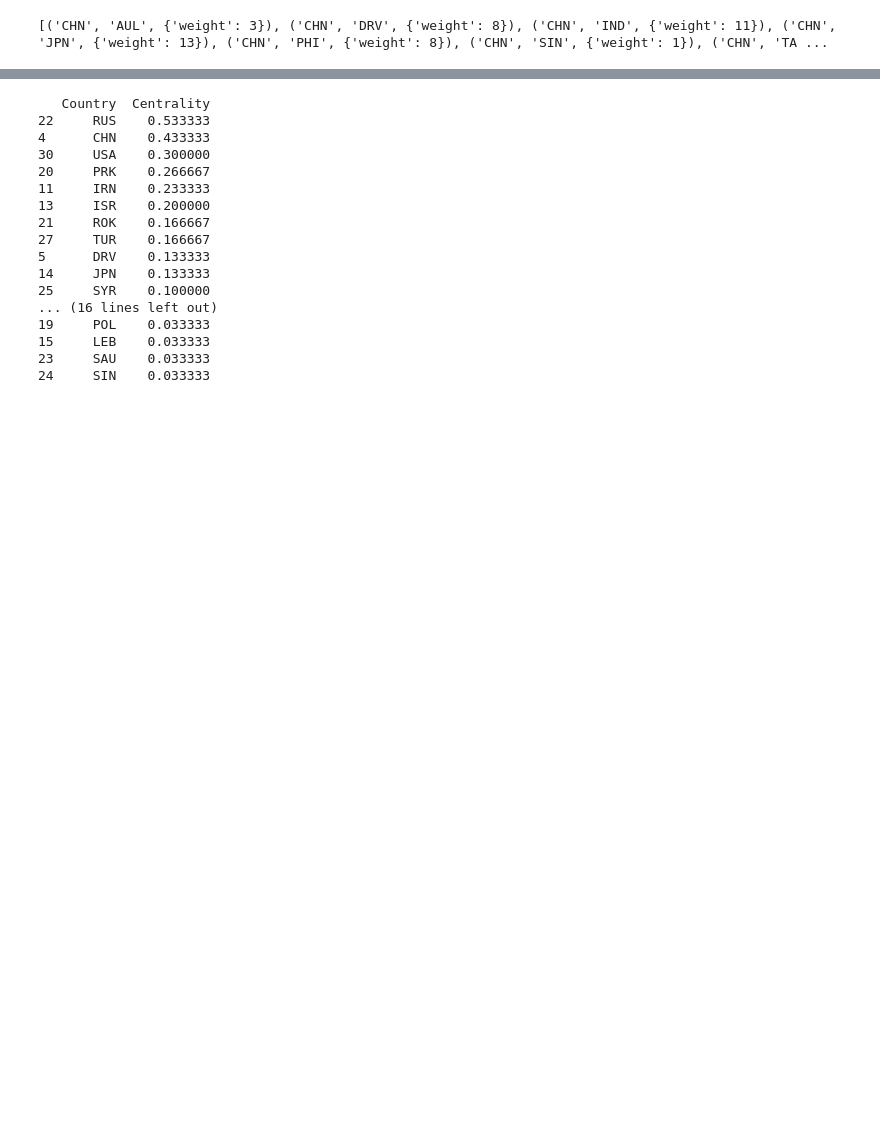
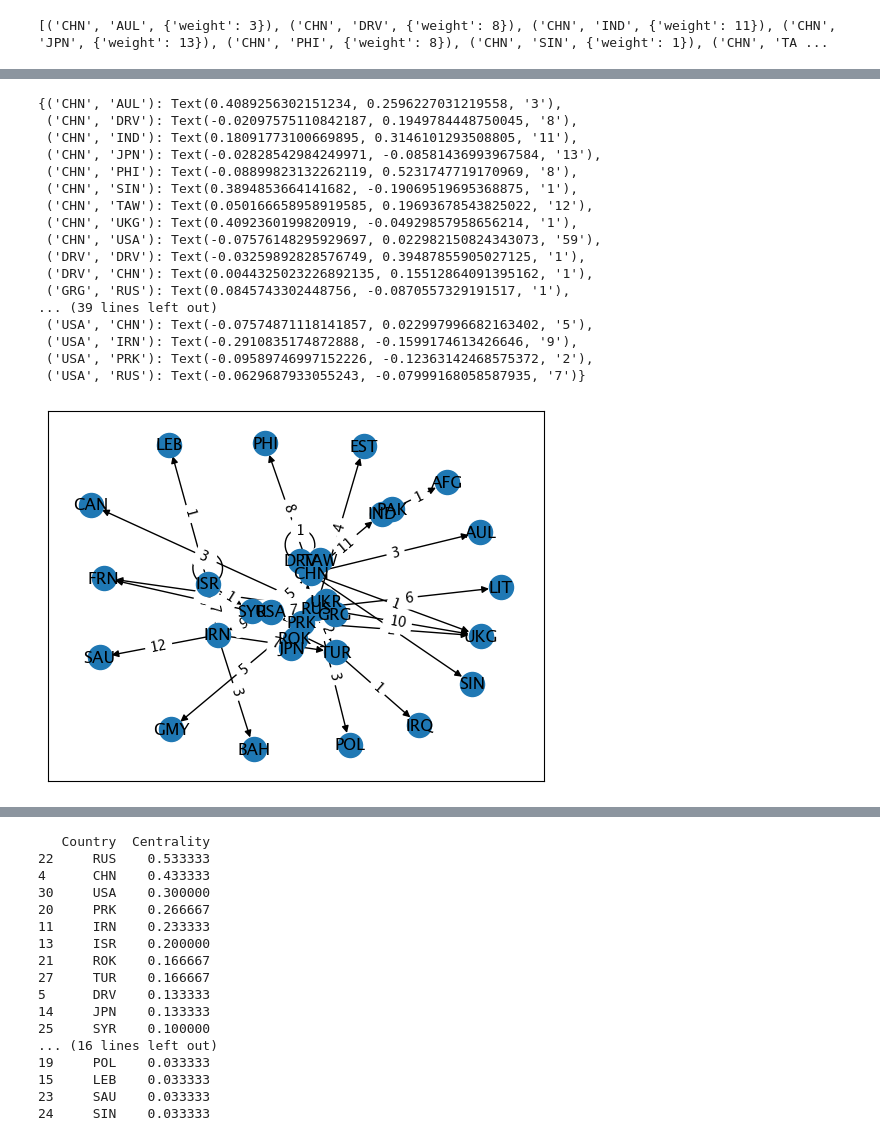
Before and after one commit to freinhard/dcid-sna, a Jupyter notebook: cyber-network.ipynb, the cells around one changed output, grey strips where cells are left out. Saved outputs shown, nothing was run; the diff lists cells and outputs as text; code cells hidden in the pictures; blank space fills up the shorter version.

```diff
--- a/cyber-network.ipynb
+++ b/cyber-network.ipynb
@@ -175,0 +190,31 @@ nx.draw(G2, with_labels=True)
+# %%
+
+# Show the weights of the edges
+pos=nx.spring_layout(G)
+nx.draw_networkx(G,pos)
+
+# Todo: Avoid overlapping of the weight labels
+
+# Todo: Avoid overlapping of the nodes
+
+labels = nx.get_edge_attributes(G,'weight')
+nx.draw_networkx_edge_labels(G,pos,edge_labels=labels)
+# %% [output]
+{('CHN', 'AUL'): Text(0.4089256302151234, 0.2596227031219558, '3'),
+ ('CHN', 'DRV'): Text(-0.02097575110842187, 0.1949784448750045, '8'),
+ ('CHN', 'IND'): Text(0.18091773100669895, 0.3146101293508805, '11'),
+ ('CHN', 'JPN'): Text(-0.02828542984249971, -0.08581436993967584, '13'),
+ ('CHN', 'PHI'): Text(-0.08899823132262119, 0.5231747719170969, '8'),
+ ('CHN', 'SIN'): Text(0.3894853664141682, -0.19069519695368875, '1'),
+ ('CHN', 'TAW'): Text(0.050166658958919585, 0.19693678543825022, '12'),
+ ('CHN', 'UKG'): Text(0.4092360199820919, -0.04929857958656214, '1'),
+ ('CHN', 'USA'): Text(-0.07576148295929697, 0.022982150824343073, '59'),
+ ('DRV', 'DRV'): Text(-0.03259892828576749, 0.39487855905027125, '1'),
+ ('DRV', 'CHN'): Text(0.0044325023226892135, 0.15512864091395162, '1'),
+ ('GRG', 'RUS'): Text(0.0845743302448756, -0.0870557329191517, '1'),
+... (39 lines left out)
+ ('USA', 'CHN'): Text(-0.07574871118141857, 0.022997996682163402, '5'),
+ ('USA', 'IRN'): Text(-0.2910835174872888, -0.1599174613426646, '9'),
+ ('USA', 'PRK'): Text(-0.09589746997152226, -0.12363142468575372, '2'),
+ ('USA', 'RUS'): Text(-0.0629687933055243, -0.07999168058587935, '7')}
+[figure, added]
```
Also changed, not shown: parts of 12 cells of this notebook, 4 other files.
